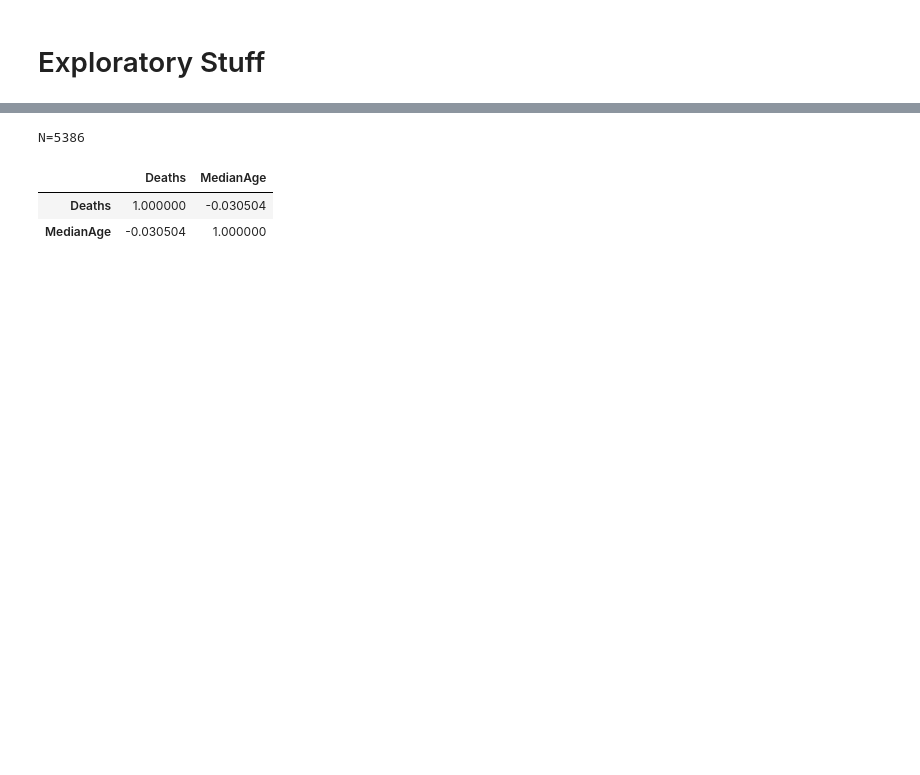
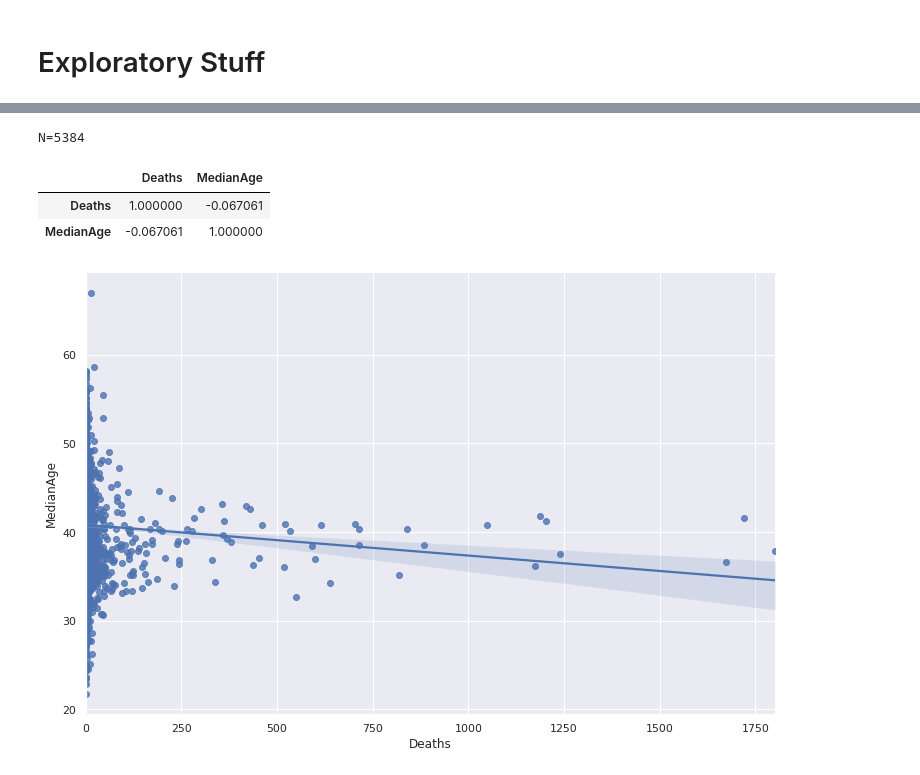
Before and after one commit to codeforkjeff/covid-19-stats, a Jupyter notebook: Exploratory Stuff.ipynb, the cells around one changed output, grey strips where cells are left out. Cells and saved outputs as stored; diff of their text form; code cells hidden in the pictures; blank space fills up the shorter version.

```diff
--- a/Exploratory Stuff.ipynb
+++ b/Exploratory Stuff.ipynb
@@ -3,12 +3,16 @@
 # %%
 # init
 
+from matplotlib import pyplot
 import pandas as pd
 import pandas.io.sql as psql
+import seaborn as sns
 
 from covid19stats import *
 
 conn = get_db_conn()
+
+sns.set(style="darkgrid")
 # %%
 # sanity check: is this thing on?
 # of course confirmed cases will be highly correlated with deaths, duh
@@ -61,26 +75,31 @@ N=5688
 # %%
 # no correlation with median age, which is odd
 
 sql = """
 SELECT
     Deaths,
     MedianAge
 FROM fact_counties_ranked cr
 JOIN dim_county c
     ON cr.FIPS = c.FIPS
 WHERE
     Date = '20200501'
     AND MedianAge > 0
-    AND Deaths >= 0;
+    AND Deaths >= 0
+    -- exclude NYC outlier
+    AND cr.FIPS <> '36061'
 """
 
 df = psql.read_sql(sql, conn)
 print(f"N={df.size}")
 
+sns.lmplot(x="Deaths", y="MedianAge", data=df, height=7, aspect=1.5)
+
 df.corr()
 # %% [output]
-N=5386
+N=5384
 |  | Deaths | MedianAge |
-| Deaths | 1.000000 | -0.030504 |
-| MedianAge | -0.030504 | 1.000000 |
+| Deaths | 1.000000 | -0.067061 |
+| MedianAge | -0.067061 | 1.000000 |
+[figure, added]
 # %%
```
Also changed, not shown: parts of 4 cells of this notebook, 1 other file.
